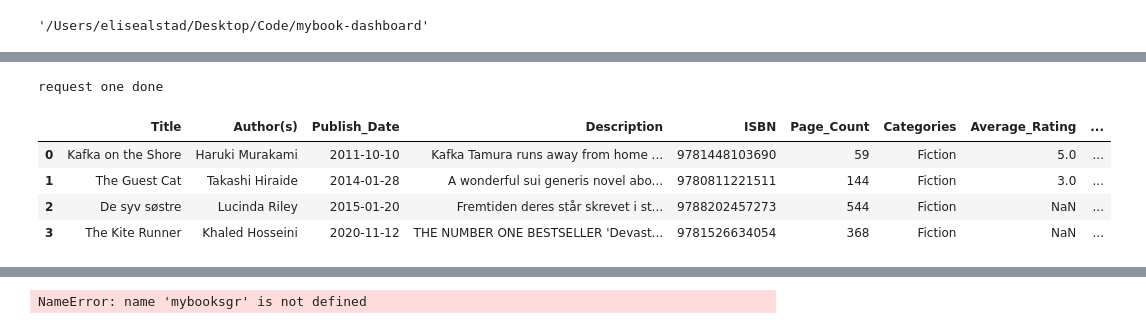
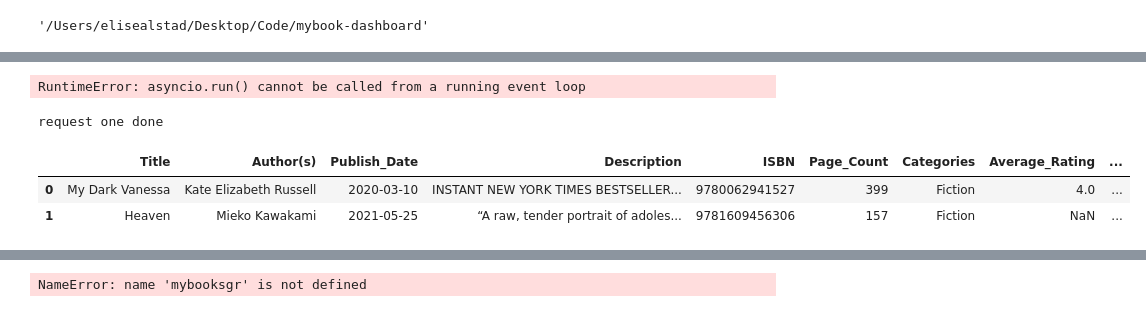
Before and after one commit to lalelisealstad/mybook-dashboard, a Jupyter notebook: notebooks/2_data_cleaning.ipynb, the cells around one changed output, grey strips where cells are left out. Drawn from its saved outputs; the diff is of its cells as text; code cells hidden in the pictures.

```diff
--- a/notebooks/2_data_cleaning.ipynb
+++ b/notebooks/2_data_cleaning.ipynb
@@ -77,3 +309,11 @@ Page Count: 176
+# %%
+from apps.api import api_key
+import asyncio
+from apps.async_googleapi import book_info_add
+asyncio.run(book_info_add(mybooksgr.sample(5), api_key))  # Use await when calling the async function
+print(result)
+# %% [output]
+RuntimeError: asyncio.run() cannot be called from a running event loop
 # %%
 import requests
 import pandas as pd
@@ -97,7 +337,6 @@ async def get_book_info_async(session, book_name, author_name, api_key):
             data = await response.json()
             if 'items' in data and len(data['items']) > 0:
                 return data['items'][0]['volumeInfo']
-            print('request one done')
         else:
             print(f"Error {response.status}: {await response.text()}")
             return None
@@ -135,35 +374,33 @@ async def book_info_add(df, api_key):
             categories = book_info.get('categories', [np.nan])
             average_rating = book_info.get('averageRating', np.nan)
             rating_count = book_info.get('ratingsCount', np.nan)
             language = book_info.get('language', np.nan)
 
             book_info_df = pd.DataFrame({
                 'Title': [book_info.get('title', np.nan)],
                 'Author(s)': [", ".join(map(str, authors))],
                 'Publish Date': [publish_date],
                 'Description': [description],
                 'ISBN': [isbn],
                 'Page Count': [page_count],
                 'Categories': [", ".join(map(str, categories))],
                 'Average Rating': [average_rating],
                 'Rating Count': [rating_count],
                 'Language': [language]
             })
             combined_book_info = pd.concat([combined_book_info, book_info_df])
 
     # Reset the index of the combined DataFrame
     combined_book_info = combined_book_info.reset_index(drop=True)
     combined_book_info = combined_book_info.rename(columns=lambda x: x.replace(' ', '_'))
 
     return combined_book_info
 
 from apps.api import api_key
-result = await book_info_add(myreads, api_key)  # Use await when calling the async function
+result = await book_info_add(mybooksgr.sample(3), api_key)  # Use await when calling the async function
 result
 # %% [output]
 request one done
 |  | Title | Author(s) | Publish_Date | Description | ISBN | Page_Count | Categories | Average_Rating | ... |
-| 0 | Kafka on the Shore | Haruki Murakami | 2011-10-10 | Kafka Tamura runs away from home ... | 9781448103690 | 59 | Fiction | 5.0 | ... |
-| 1 | The Guest Cat | Takashi Hiraide | 2014-01-28 | A wonderful sui generis novel abo... | 9780811221511 | 144 | Fiction | 3.0 | ... |
-| 2 | De syv søstre | Lucinda Riley | 2015-01-20 | Fremtiden deres står skrevet i st... | 9788202457273 | 544 | Fiction | NaN | ... |
-| 3 | The Kite Runner | Khaled Hosseini | 2020-11-12 | THE NUMBER ONE BESTSELLER 'Devast... | 9781526634054 | 368 | Fiction | NaN | ... |
+| 0 | My Dark Vanessa | Kate Elizabeth Russell | 2020-03-10 | INSTANT NEW YORK TIMES BESTSELLER... | 9780062941527 | 399 | Fiction | 4.0 | ... |
+| 1 | Heaven | Mieko Kawakami | 2021-05-25 | “A raw, tender portrait of adoles... | 9781609456306 | 157 | Fiction | NaN | ... |
```
Also changed, not shown: parts of 11 cells of this notebook, 2 other files.
